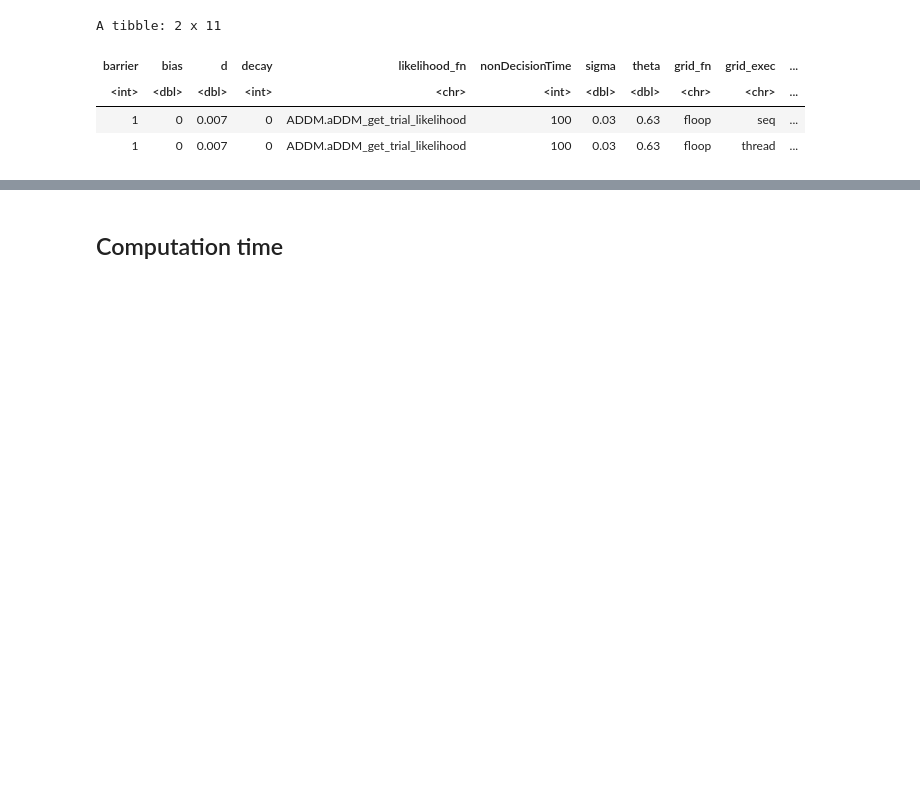
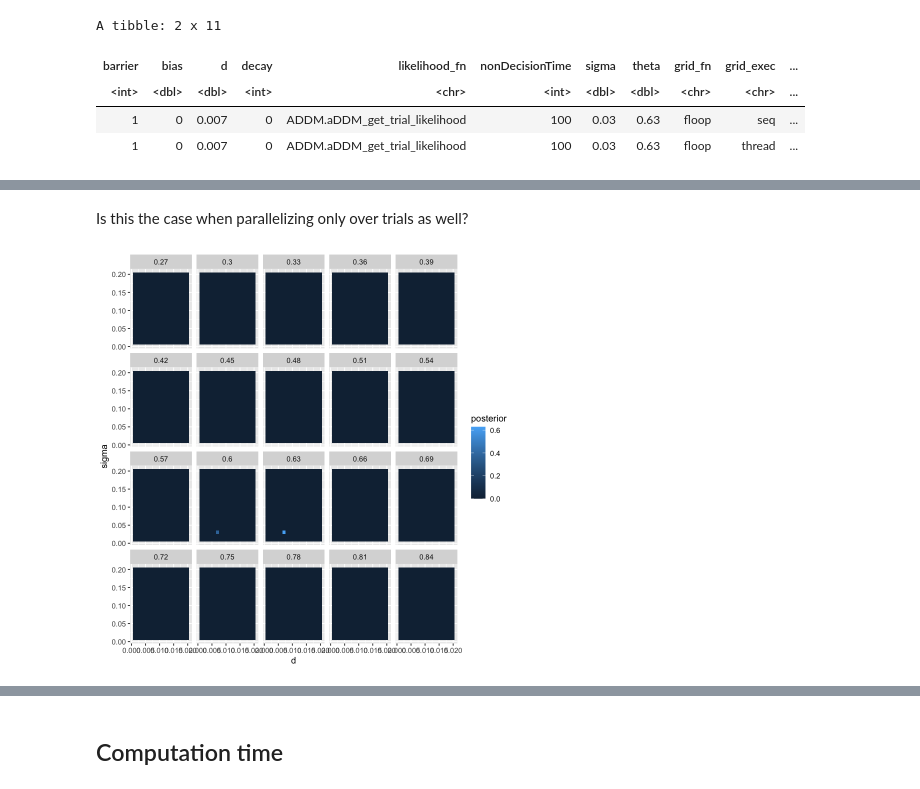
Before and after one commit to zenkavi/ADDM.jl, a Jupyter notebook: performance/small_stepsize_recovery/small_stepsize_recovery.ipynb, the cells around one changed output, grey strips where cells are left out. Cells and saved outputs as stored; diff of their text form; code cells hidden in the pictures; blank space fills up the shorter version.

```diff
--- a/performance/small_stepsize_recovery/small_stepsize_recovery.ipynb
+++ b/performance/small_stepsize_recovery/small_stepsize_recovery.ipynb
@@ -76,0 +117,11 @@ A tibble: 2 x 11
+# %% [markdown]
+Is this the case when parallelizing only over trials as well?
+# %%
+cur_posteriors = read.csv(paste0(files_path, trial_posteriors[1]))
+cur_posteriors %>%
+  filter(trial_num == max(trial_num)) %>%
+  ggplot(aes(d, sigma, fill = posterior))+
+  geom_tile()+
+  facet_wrap(~theta)
+# %% [output]
+[figure, added]
```
Also changed, not shown: parts of 20 cells of this notebook.
